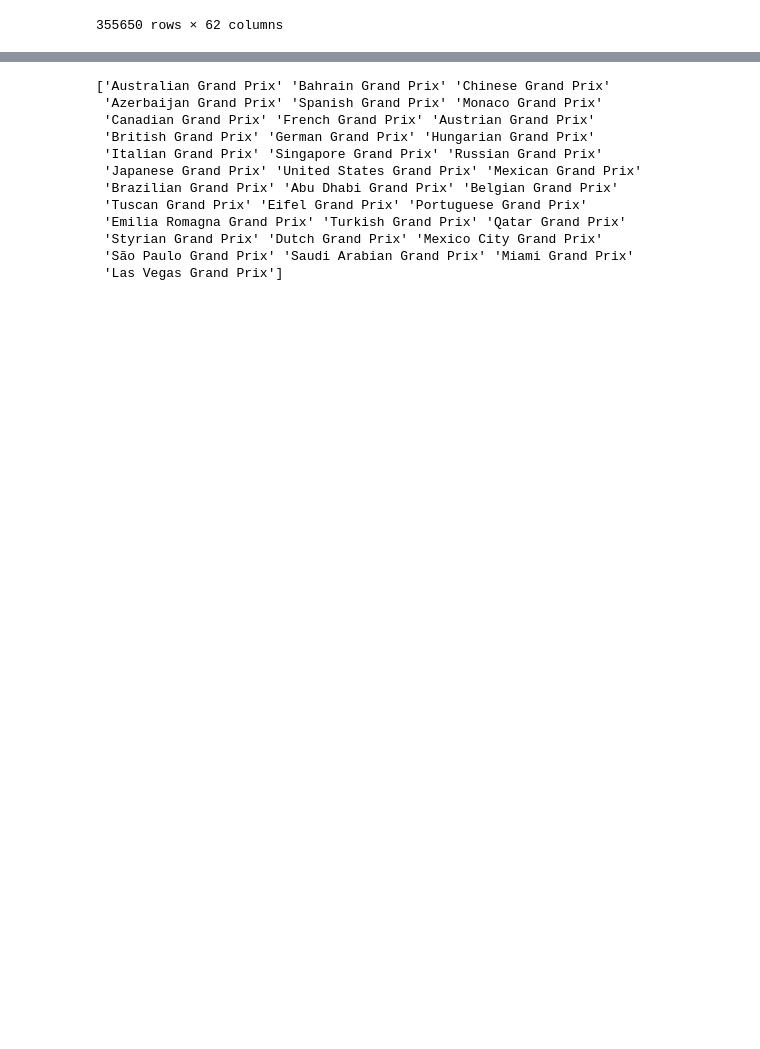
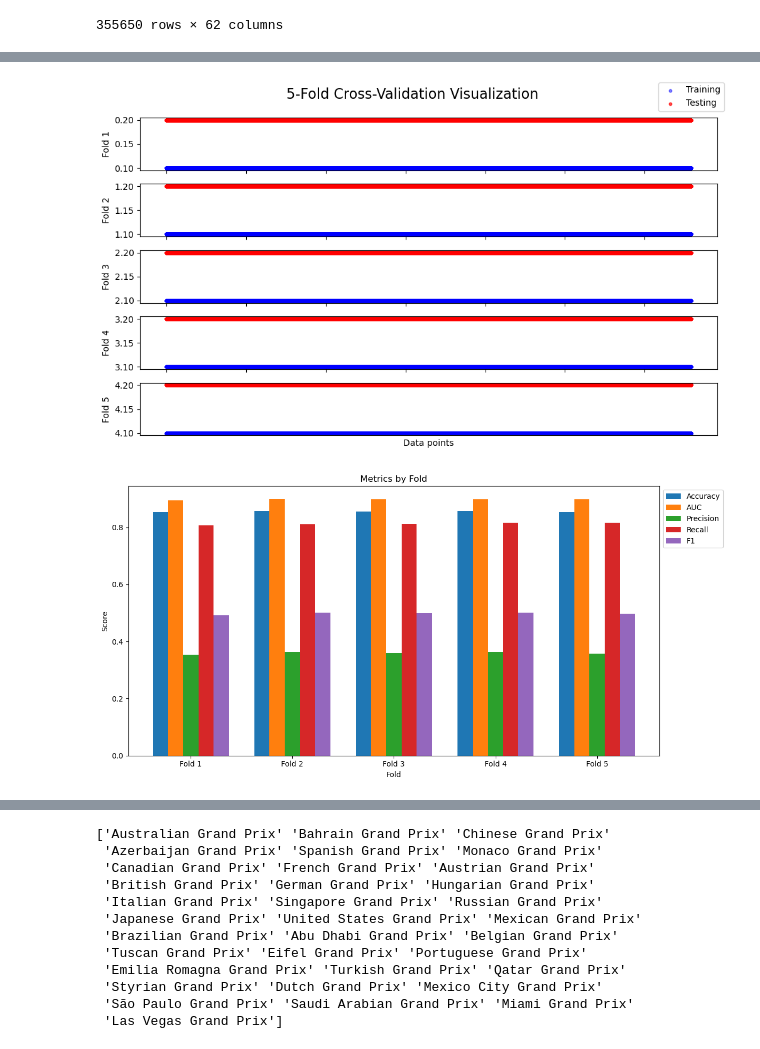
Before and after one commit to Plyrex/COMP3608-Project, a Jupyter notebook: gradient_boosting.ipynb, the cells around one changed output, grey strips where cells are left out. Drawn from its saved outputs; the diff is of its cells as text; code cells hidden in the pictures; blank space fills up the shorter version.

Commit message:
visualized the kfold

```diff
--- a/gradient_boosting.ipynb
+++ b/gradient_boosting.ipynb
@@ -82,7 +83,7 @@ for fold, (train, test) in enumerate(kf.split(X, y)):
 
     model= xgb.XGBClassifier(eval_metric='logloss', base_score=win_ratio,
                              learning_rate=0.5, n_estimators=100, max_depth=3,
-                             subsample=0.8, colsample_bytree=0.8, scale_pos_weight=5)
+                             subsample=0.8, colsample_bytree=0.8, scale_pos_weight=3)
 
     model.fit(X_train_fold, y_train_fold)
 
@@ -151,0 +185,35 @@ Mean F1 (wins): 0.4981
+# %%
+def plot_metrics_by_fold():
+    metrics = {
+        'Accuracy': f_accuracy,
+        'AUC': f_auc,
+        'Precision': f_precision,
+        'Recall': f_recall,
+        'F1': f_f1
+    }
+
+    folds = [f'Fold {i+1}' for i in range(len(f_accuracy))]
+
+    plt.figure(figsize=(12, 6))
+    x = np.arange(len(folds))
+    width = 0.15
+    multiplier = 0
+
+    for metric_name, metric_values in metrics.items():
+        offset = width * multiplier
+        plt.bar(x + offset, metric_values, width, label=metric_name)
+        multiplier += 1
+
+    plt.xlabel('Fold')
+    plt.ylabel('Score')
+    plt.title('Metrics by Fold')
+    plt.xticks(x + width * 2, folds)
+    plt.legend(loc='upper left', bbox_to_anchor=(1, 1))
+    plt.tight_layout()
+    plt.show()
+# %%
+plot_kfold_visualization(X, y, kf)
+plot_metrics_by_fold()
+# %% [output]
+[figure, added]
+[figure, added]
```
Also changed, not shown: parts of 7 cells of this notebook.
